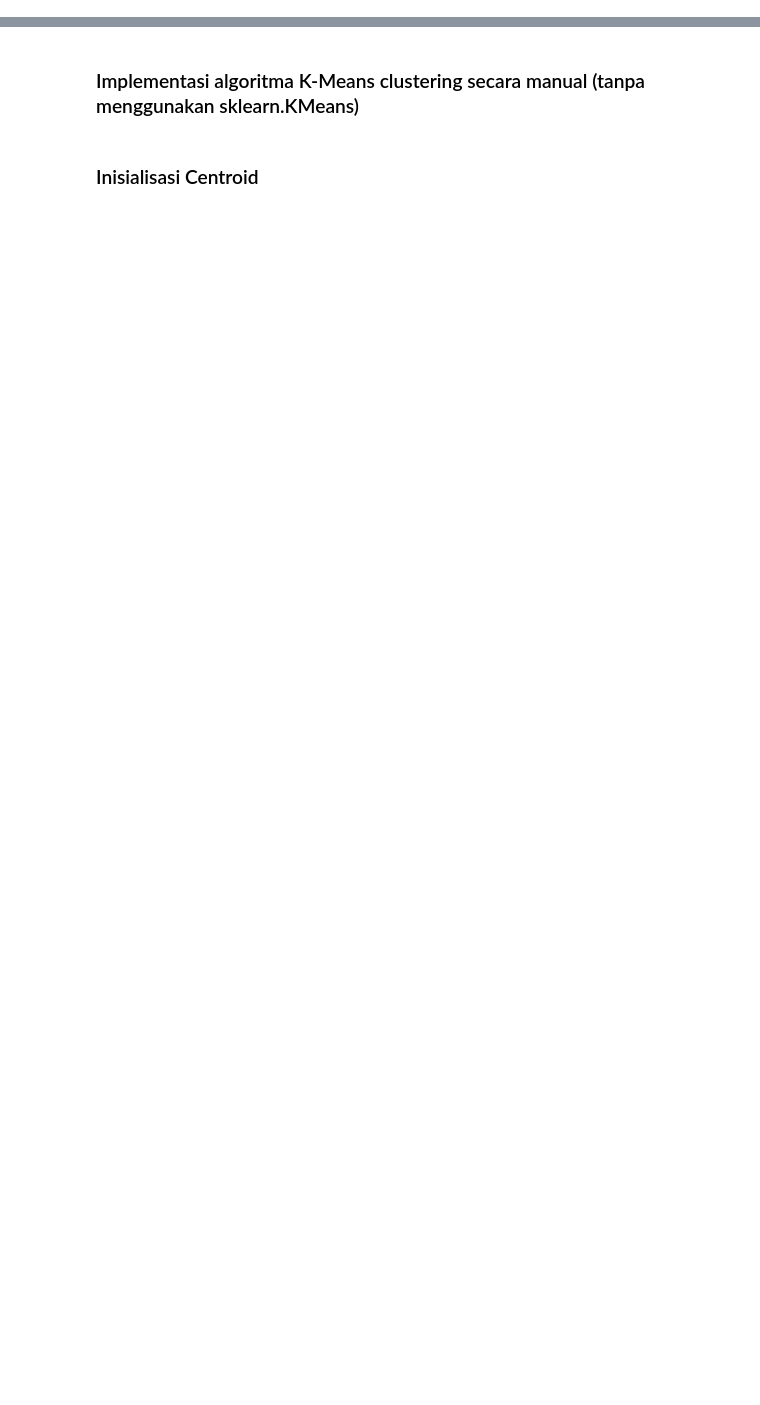
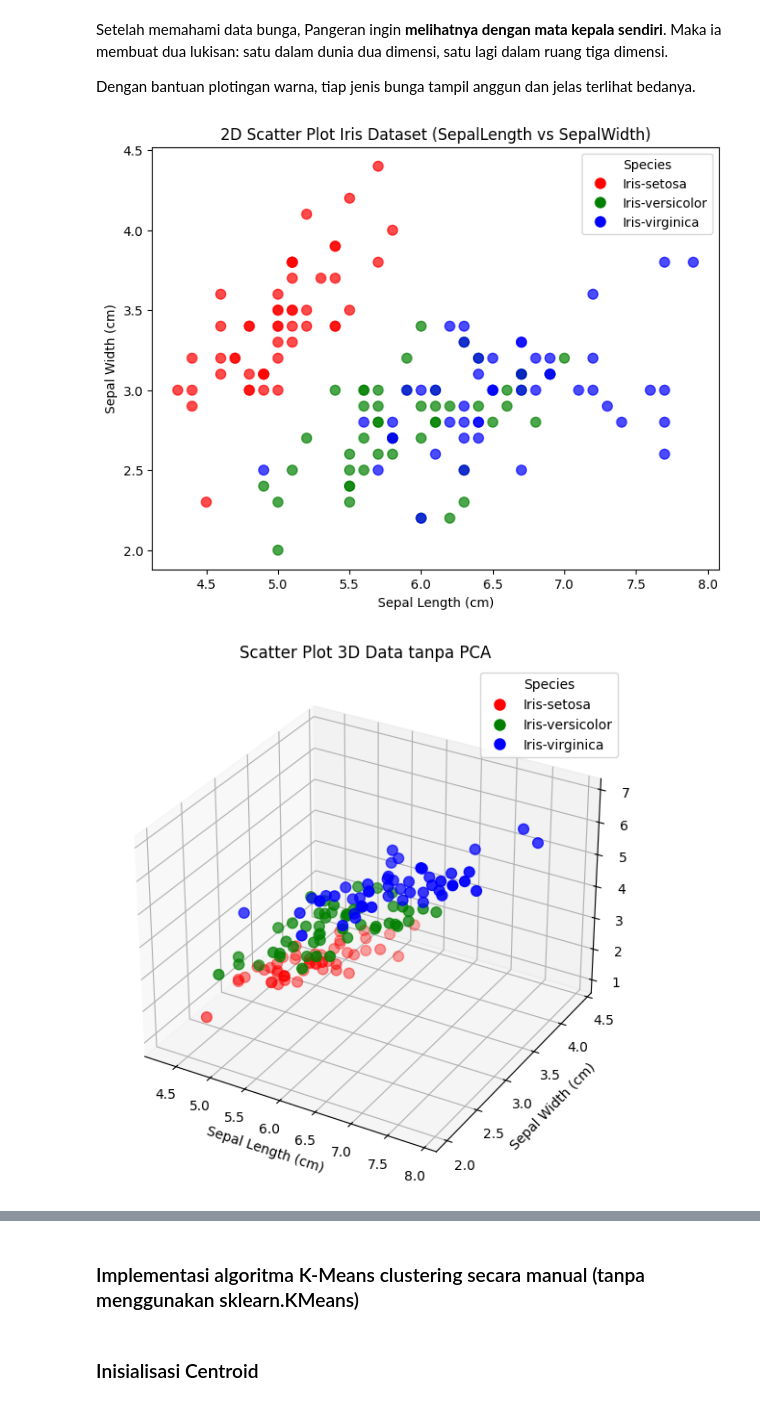
Before and after one commit to ilham08-GH/pendata, a Jupyter notebook: _sources/Modeling.ipynb, the cells around one changed output, grey strips where cells are left out. Drawn from its saved outputs; the diff is of its cells as text; code cells hidden in the pictures; blank space fills up the shorter version.

```diff
--- a/_sources/Modeling.ipynb
+++ b/_sources/Modeling.ipynb
@@ -175,0 +160,59 @@ X_scaled = scaler.fit_transform(X_imputed)
+# %% [markdown]
+Setelah memahami data bunga, Pangeran ingin **melihatnya dengan mata kepala sendiri**. Maka ia membuat dua lukisan: satu dalam dunia dua dimensi, satu lagi dalam ruang tiga dimensi.
+
+Dengan bantuan plotingan warna, tiap jenis bunga tampil anggun dan jelas terlihat bedanya.
+# %%
+# Pilih dua fitur
+x = df['SepalLengthCm']
+y = df['SepalWidthCm']
+species = df['Species']
+
+# Warna per species
+colors = {
+    'Iris-setosa': 'red',
+    'Iris-versicolor': 'green',
+    'Iris-virginica': 'blue'
+}
+color_values = [colors[s] for s in species]
+
+# Plot scatter 2D
+plt.figure(figsize=(8,6))
+plt.scatter(x, y, c=color_values, s=60, alpha=0.7)
+
+plt.xlabel('Sepal Length (cm)')
+plt.ylabel('Sepal Width (cm)')
+plt.title('2D Scatter Plot Iris Dataset (SepalLength vs SepalWidth)')
+
+# Buat legenda
+from matplotlib.lines import Line2D
+legend_elements = [Line2D([0], [0], marker='o', color='w', label=label,
+                          markerfacecolor=col, markersize=10)
+                   for label, col in colors.items()]
+plt.legend(handles=legend_elements, title="Species")
+
+plt.show()
+
+# 3D
+z = df['PetalLengthCm']
+
+fig = plt.figure(figsize=(10, 7))
+ax = fig.add_subplot(111, projection='3d')
+scatter = ax.scatter(x, y, z, c=color_values, s=60)
+
+# Label sumbu
+ax.set_xlabel('Sepal Length (cm)')
+ax.set_ylabel('Sepal Width (cm)')
+ax.set_zlabel('Petal Length (cm)')
+plt.title('Scatter Plot 3D Data tanpa PCA')
+
+# Buat legenda
+from matplotlib.lines import Line2D
+legend_elements = [Line2D([0], [0], marker='o', color='w', label=label,
+                          markerfacecolor=col, markersize=10)
+                   for label, col in colors.items()]
+ax.legend(handles=legend_elements, title="Species")
+
+plt.show()
+# %% [output]
+[figure, added]
+[figure, added]
```
Also changed, not shown: parts of 55 cells of this notebook, 27 other files.
